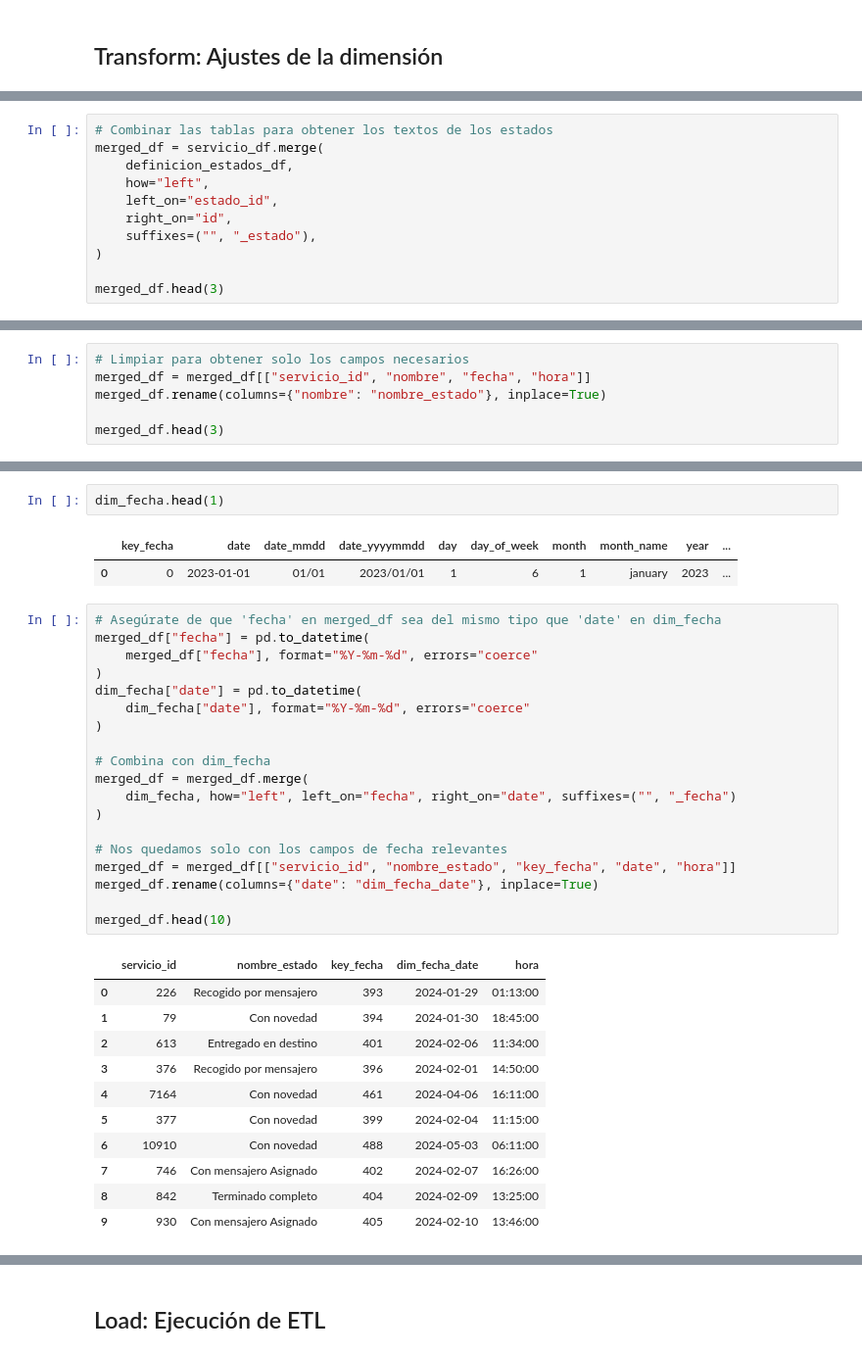
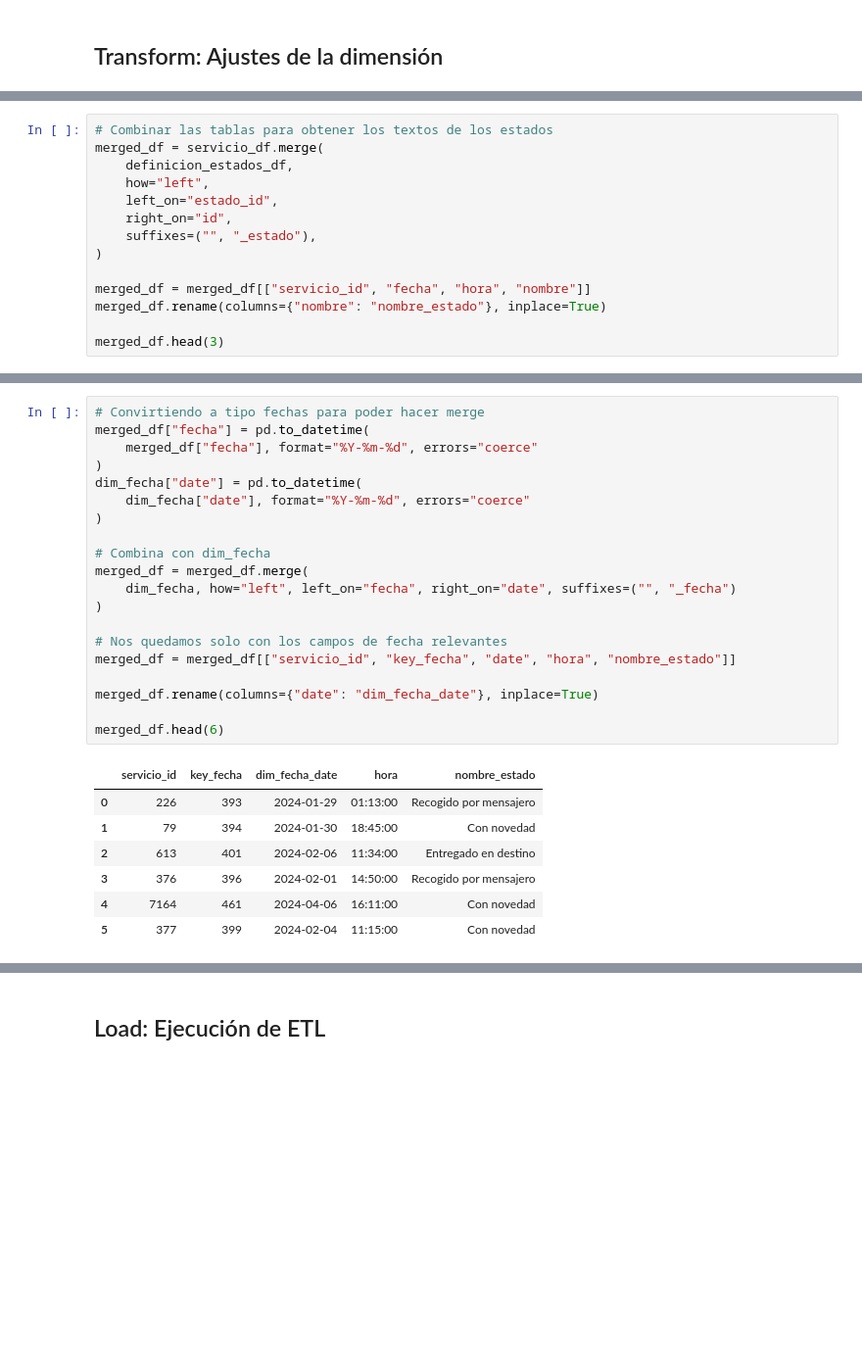
Before and after one commit to JuanLoaiza007/data-science-project-etl, a Jupyter notebook: notebooks/hecho_servicio_accumulating_snap.ipynb, the cells around one changed output, grey strips where cells are left out. Shown at 98% size. Cells and saved outputs as stored; diff of their text form; blank space fills up the shorter version.

```diff
--- a/notebooks/hecho_servicio_accumulating_snap.ipynb
+++ b/notebooks/hecho_servicio_accumulating_snap.ipynb
@@ -177,5 +97,8 @@ merged_df = servicio_df.merge(
     suffixes=("", "_estado"),
 )
 
+merged_df = merged_df[["servicio_id", "fecha", "hora", "nombre"]]
+merged_df.rename(columns={"nombre": "nombre_estado"}, inplace=True)
+
 merged_df.head(3)
 # %% [output]
@@ -186,6 +108,0 @@ merged_df.head(3)
-# %%
-# Limpiar para obtener solo los campos necesarios
-merged_df = merged_df[["servicio_id", "nombre", "fecha", "hora"]]
-merged_df.rename(columns={"nombre": "nombre_estado"}, inplace=True)
-
-merged_df.head(3)
@@ -197,36 +109,28 @@ merged_df.head(3)
-# %%
-dim_fecha.head(1)
-# %% [output]
-|  | key_fecha | date | date_mmdd | date_yyyymmdd | day | day_of_week | month | month_name | year | ... |
-| 0 | 0 | 2023-01-01 | 01/01 | 2023/01/01 | 1 | 6 | 1 | january | 2023 | ... |
 # %%
-# Asegúrate de que 'fecha' en merged_df sea del mismo tipo que 'date' en dim_fecha
+# Convirtiendo a tipo fechas para poder hacer merge
 merged_df["fecha"] = pd.to_datetime(
     merged_df["fecha"], format="%Y-%m-%d", errors="coerce"
 )
 dim_fecha["date"] = pd.to_datetime(
     dim_fecha["date"], format="%Y-%m-%d", errors="coerce"
 )
 
 # Combina con dim_fecha
 merged_df = merged_df.merge(
     dim_fecha, how="left", left_on="fecha", right_on="date", suffixes=("", "_fecha")
 )
 
 # Nos quedamos solo con los campos de fecha relevantes
-merged_df = merged_df[["servicio_id", "nombre_estado", "key_fecha", "date", "hora"]]
+merged_df = merged_df[["servicio_id", "key_fecha", "date", "hora", "nombre_estado"]]
+
 merged_df.rename(columns={"date": "dim_fecha_date"}, inplace=True)
 
-merged_df.head(10)
+merged_df.head(6)
 # %% [output]
-|  | servicio_id | nombre_estado | key_fecha | dim_fecha_date | hora |
-| 0 | 226 | Recogido por mensajero | 393 | 2024-01-29 | 01:13:00 |
-| 1 | 79 | Con novedad | 394 | 2024-01-30 | 18:45:00 |
-| 2 | 613 | Entregado en destino | 401 | 2024-02-06 | 11:34:00 |
-| 3 | 376 | Recogido por mensajero | 396 | 2024-02-01 | 14:50:00 |
-| 4 | 7164 | Con novedad | 461 | 2024-04-06 | 16:11:00 |
-| 5 | 377 | Con novedad | 399 | 2024-02-04 | 11:15:00 |
-| 6 | 10910 | Con novedad | 488 | 2024-05-03 | 06:11:00 |
-| 7 | 746 | Con mensajero Asignado | 402 | 2024-02-07 | 16:26:00 |
-| 8 | 842 | Terminado completo | 404 | 2024-02-09 | 13:25:00 |
-| 9 | 930 | Con mensajero Asignado | 405 | 2024-02-10 | 13:46:00 |
+|  | servicio_id | key_fecha | dim_fecha_date | hora | nombre_estado |
+| 0 | 226 | 393 | 2024-01-29 | 01:13:00 | Recogido por mensajero |
+| 1 | 79 | 394 | 2024-01-30 | 18:45:00 | Con novedad |
+| 2 | 613 | 401 | 2024-02-06 | 11:34:00 | Entregado en destino |
+| 3 | 376 | 396 | 2024-02-01 | 14:50:00 | Recogido por mensajero |
+| 4 | 7164 | 461 | 2024-04-06 | 16:11:00 | Con novedad |
+| 5 | 377 | 399 | 2024-02-04 | 11:15:00 | Con novedad |
```
Also changed, not shown: parts of 21 cells of this notebook.
